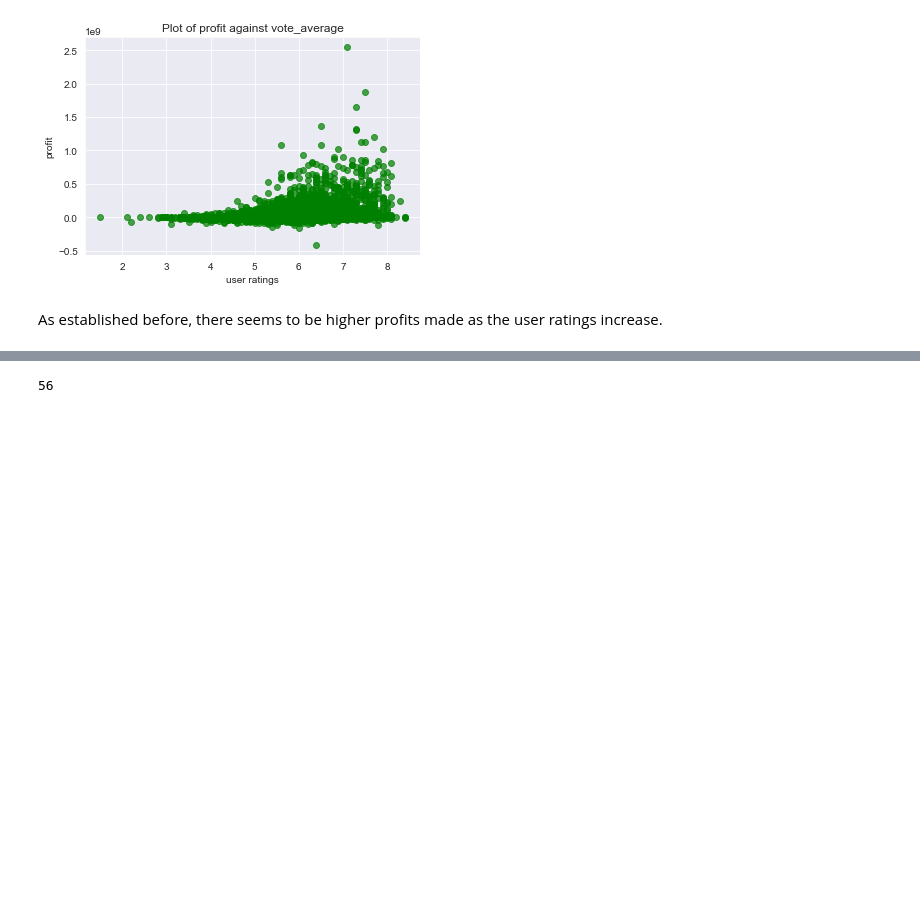
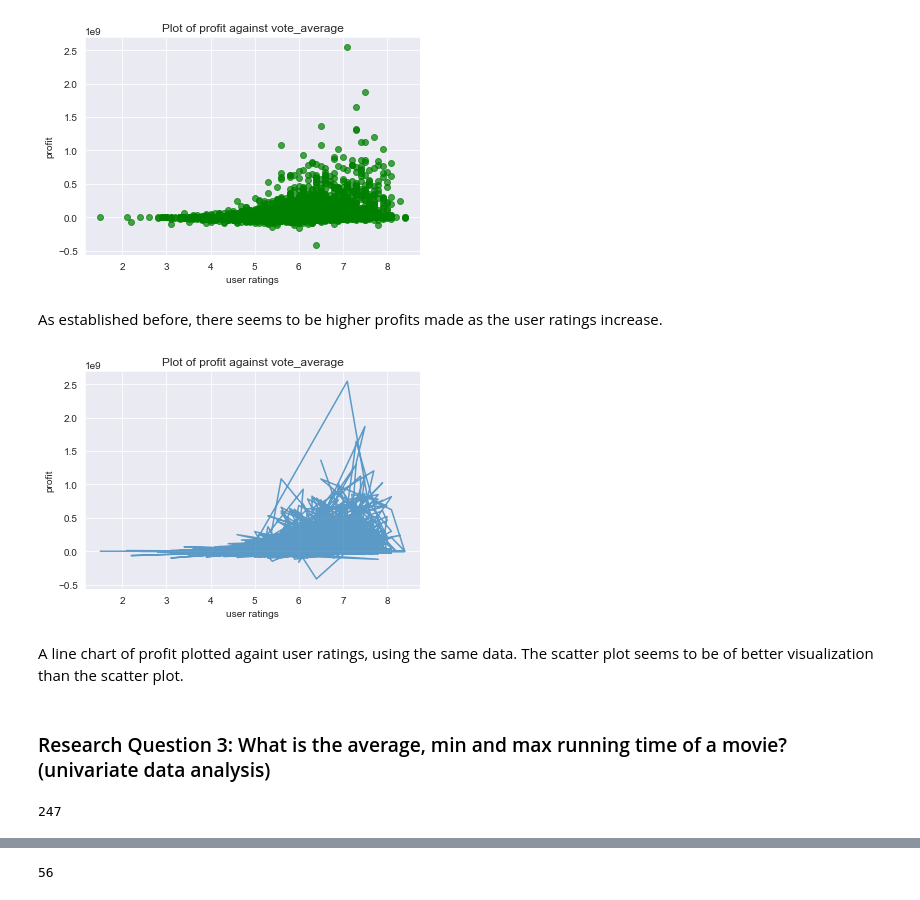
Before and after one commit to yraeonti/tmbd-movies-projct, a Jupyter notebook: investigate-a-dataset-project.ipynb, the cells around one changed output, grey strips where cells are left out. Cells and saved outputs as stored; diff of their text form; code cells hidden in the pictures; blank space fills up the shorter version.

```diff
--- a/investigate-a-dataset-project.ipynb
+++ b/investigate-a-dataset-project.ipynb
@@ -218,7 +232,7 @@ Name: profit, Length: 72, dtype: float64
 # %% [markdown]
 Judging from the output above, the latter part of the vote_average outputs zero figures for profit which makes this data highly inconclusive. Still, a scatter plot will be made of data with non zero profit figures
 # %%
-movies_with_profit = movies_df.query('profit != 0')
+movies_with_profit = createNewDf(movies_df, 'profit != 0')
 len(movies_with_profit['profit'])
 # %% [output]
 6161
@@ -234,3 +248,19 @@ plt.title('Plot of profit against vote_average');
 [figure]
 # %% [markdown]
 As established before, there seems to be higher profits made as the user ratings increase.
+# %%
+plt.plot(movies_with_profit['vote_average'], movies_with_profit['profit'], alpha=0.7)
+plt.xlabel('user ratings')
+plt.ylabel('profit')
+plt.title('Plot of profit against vote_average');
+# %% [output]
+[figure, added]
+# %% [markdown]
+A line chart of profit plotted againt user ratings, using the same data. The scatter plot seems to be of better visualization than the scatter plot.
+# %% [markdown]
+### Research Question 3: What is the average, min and max running time of a movie? (univariate data analysis)
+# %%
+# number of unique values in the runtime column
+movies_df['runtime'].nunique()
+# %% [output]
+247
```
Also changed, not shown: parts of 14 cells of this notebook, 1 other file.
